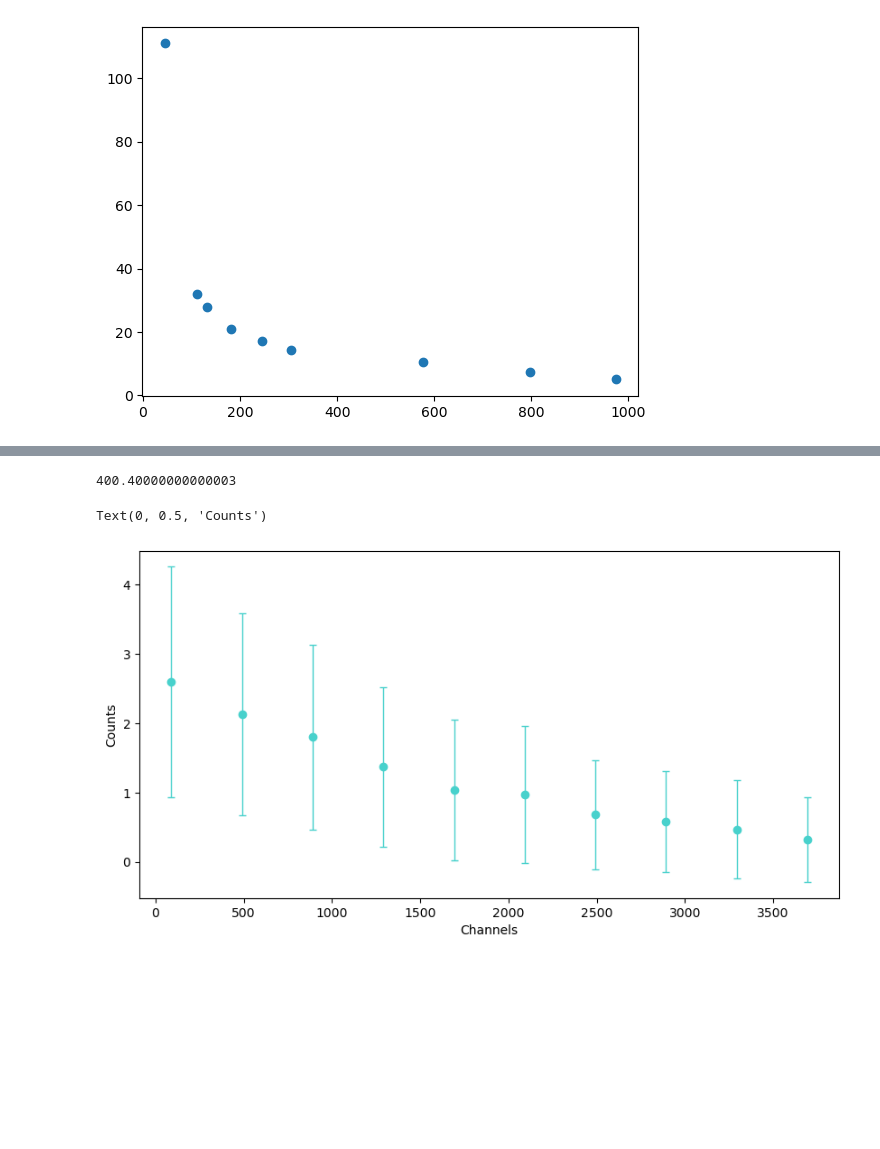
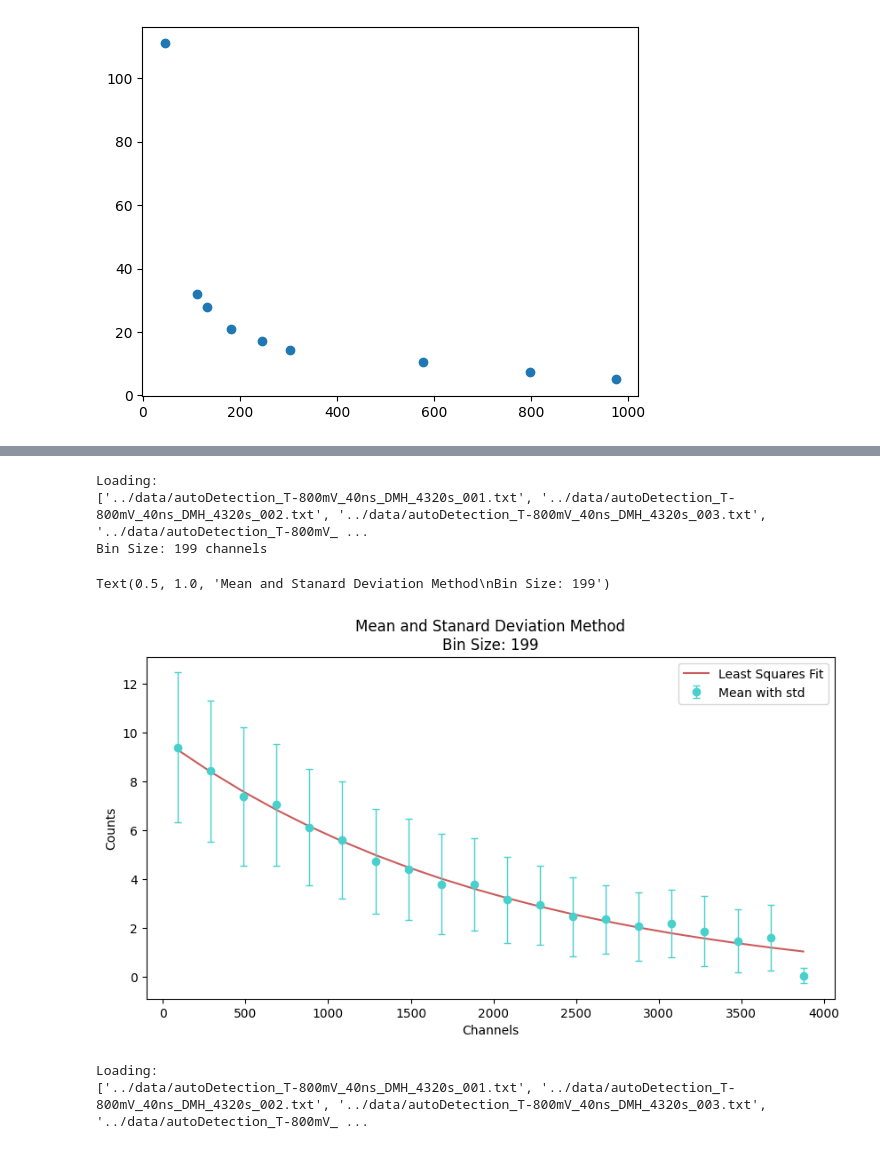
Before and after one commit to daraghhollman/UCD_4thYear_Labs, a Jupyter notebook: Muon Detector/python/extra_analysis.ipynb, the cells around one changed output, grey strips where cells are left out. Drawn from its saved outputs; the diff is of its cells as text; code cells hidden in the pictures; blank space fills up the shorter version.

Commit message:
Updated data and added finalised MLE pipeline

```diff
--- a/Muon Detector/python/extra_analysis.ipynb
+++ b/Muon Detector/python/extra_analysis.ipynb
@@ -33,0 +28,24 @@ def LoadExperimentRun(path, numberOfChannelsToRemove):
+# %%
+def LoadExperimentRun(path, numberOfChannelsToRemove):
+
+    binCounts = np.loadtxt(path)[numberOfChannelsToRemove[0]:-numberOfChannelsToRemove[1]]
+
+    binNumber = np.arange(numberOfChannelsToRemove[0], len(binCounts))
+
+    return (binNumber, binCounts)
+
+def LoadMultipleRuns(basePath, filenamePrefix, numberOfChannelsToRemove):
+    #print(basePath + filenamePrefix + "*.txt")
+    filePaths = glob(basePath + filenamePrefix + "*.txt")
+
+    filePaths.sort()
+    print(f"Loading:\n{filePaths}")
+
+    binsSample = LoadExperimentRun(filePaths[0], numberOfChannelsToRemove)[0]
+    countsSample = LoadExperimentRun(filePaths[0], numberOfChannelsToRemove)[1]
+
+    binCounts = np.zeros(np.shape(countsSample))
+    for filePath in filePaths:
+        binCounts = binCounts + LoadExperimentRun(filePath, numberOfChannelsToRemove)[1]
+
+    return (binsSample, binCounts)
@@ -122,10 +160,11 @@ def ExponentialCurve(x, a, b, c, d):
 # %%
-data = LoadExperimentRun("./../data/muons_T-800mV_W-40ns_DMH_75600s.txt", 90)
+#data = LoadExperimentRun("./../data/autoDetection_T-800mV_40ns_DMH_75600s_000.txt", 90)
 
+data = LoadMultipleRuns("../data/", "autoDetection_T-800mV_40ns_DMH_", (90, 20))
 
-binFraction = 0.1
-binSize = binFraction * data[0][-1]
-print(binSize)
+binFraction = 0.05
+binSize = int(binFraction * data[0][-1])
+print(f"Bin Size: {binSize} channels")
 
 rebinnedData = RebinData(data, binFraction, method="mean", verbose=False)
 
@@ -136,26 +175,31 @@ y = np.squeeze(y)
 yErr = np.array(list(zip(rebinnedData[2], rebinnedData[3]))).T
 yErr = np.squeeze(yErr)
 # %% [output]
-400.40000000000003
+Loading:
+['../data/autoDetection_T-800mV_40ns_DMH_4320s_001.txt', '../data/autoDetection_T-800mV_40ns_DMH_4320s_002.txt', '../data/autoDetection_T-800mV_40ns_DMH_4320s_003.txt', '../data/autoDetection_T-800mV_ ...
+Bin Size: 199 channels
 # %%
-#pars, cov = FindFitParameters(rebinnedData[0:2], ExponentialCurve)
+pars, cov = FindFitParameters(rebinnedData[0:2], ExponentialCurve, sigma=None)
 
 
 fig, ax = plt.subplots(1, 1, figsize=(10,5))
 
-#ax.scatter(rebinnedData[0], ExponentialCurve(rebinnedData[0], 2, -0.001, 0.1, 0.1), color="indianred")
-#ax.plot(rebinnedData[0], ExponentialCurve(rebinnedData[0], pars[0], pars[1], pars[2], pars[3]), color="indianred")
+ax.plot(rebinnedData[0], ExponentialCurve(rebinnedData[0], pars[0], pars[1], pars[2], pars[3]), color="indianred", label="Least Squares Fit")
 
-ax.errorbar(x, y, yerr=yErr, fmt="o", capsize=3, linewidth=1, color="mediumturquoise")
+ax.errorbar(x, y, yerr=yErr, fmt="o", capsize=3, linewidth=1, color="mediumturquoise", label="Mean with std")
 ax.set_xlabel("Channels")
 ax.set_ylabel("Counts")
+ax.legend()
+ax.set_title(f"Mean and Stanard Deviation Method\nBin Size: {binSize}")
 # %% [output]
-Text(0, 0.5, 'Counts')
+Text(0.5, 1.0, 'Mean and Stanard Deviation Method\nBin Size: 199')
-[figure, old version]
+[figure, new version]
 # %%
-data = LoadExperimentRun("./../data/muons_T-800mV_W-40ns_DMH_75600s.txt", 90)
+#data = LoadExperimentRun("./../data/muons_T-800mV_W-40ns_DMH_75600s.txt", 90)
 
-rebinnedData = RebinData(data, 0.01, method="MLE", verbose=False)
+data = LoadMultipleRuns("../data/", "autoDetection_T-800mV_40ns_DMH_", (90, 100))
+
+rebinnedData = RebinData(data, 0.05, method="MLE", verbose=False)
 
 x = rebinnedData[0]
 y = rebinnedData[1]
@@ -163,4 +207,7 @@ y = np.squeeze(y)
 
 yErr = np.array(list(zip(rebinnedData[2], rebinnedData[3]))).T
 yErr = np.squeeze(yErr)
+# %% [output]
+Loading:
+['../data/autoDetection_T-800mV_40ns_DMH_4320s_001.txt', '../data/autoDetection_T-800mV_40ns_DMH_4320s_002.txt', '../data/autoDetection_T-800mV_40ns_DMH_4320s_003.txt', '../data/autoDetection_T-800mV_ ...
 # %%
```
Also changed, not shown: parts of 6 cells of this notebook, 38 other files.
